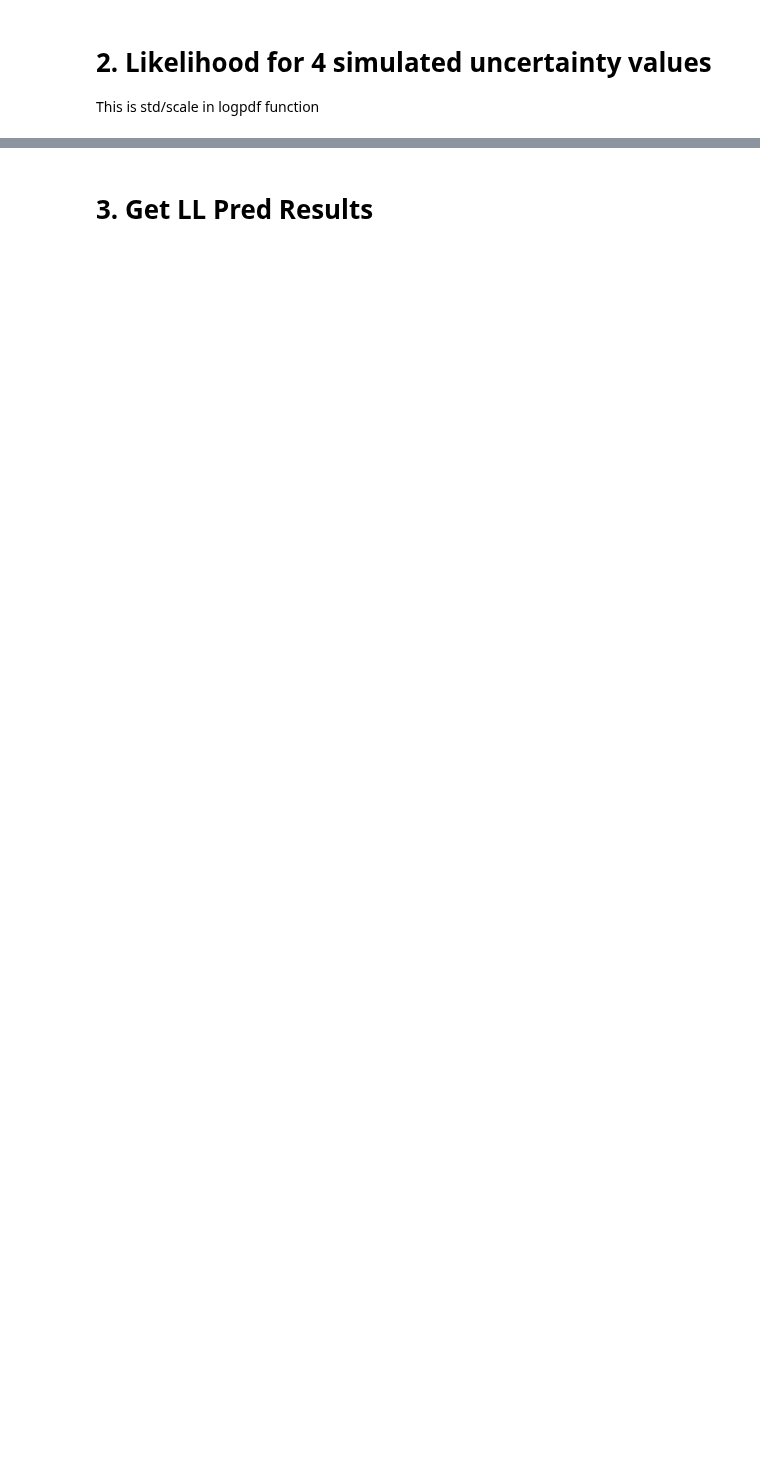
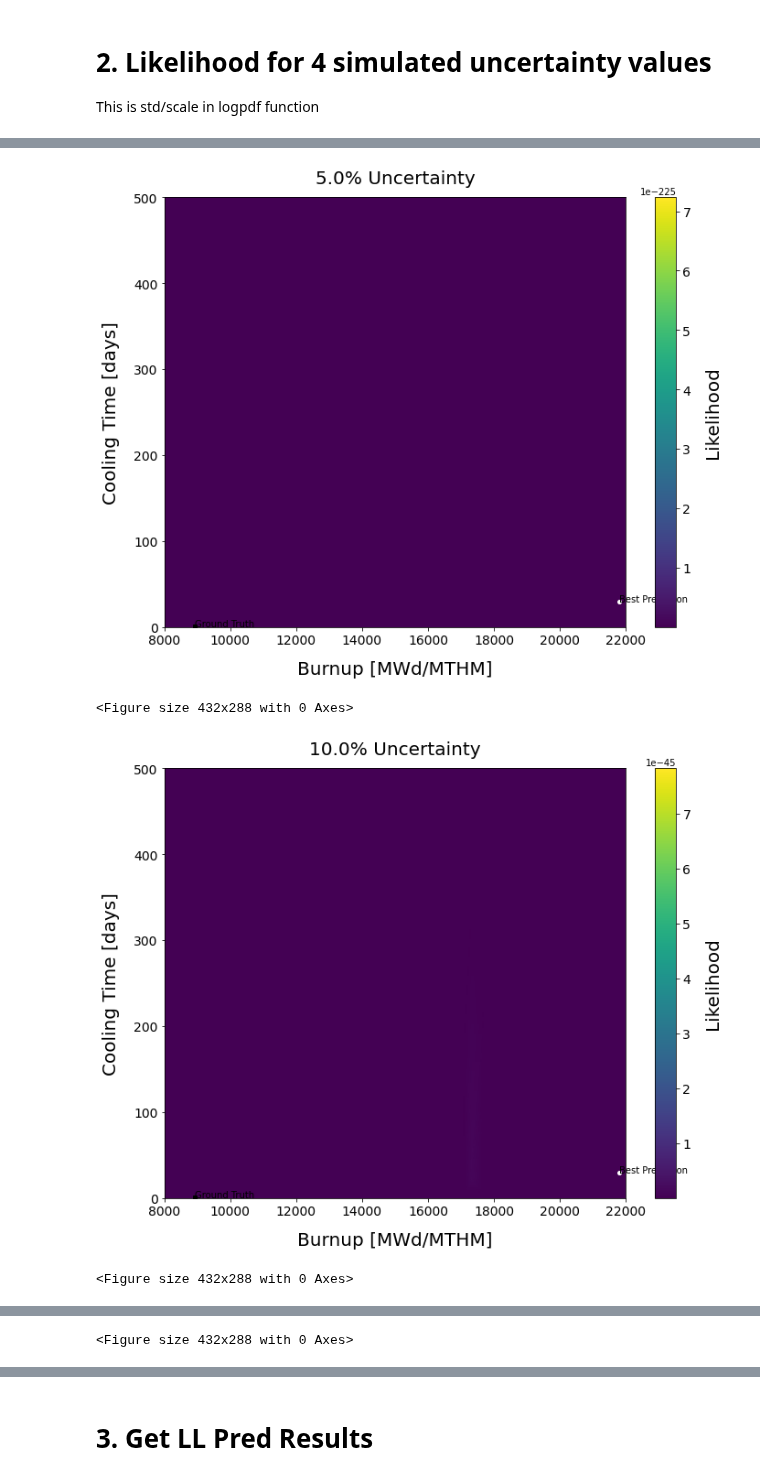
Before and after one commit to opotowsky/like-me-fuel, a Jupyter notebook: jupyter_notebooks/full_likelihood_calcs.ipynb, the cells around one changed output, grey strips where cells are left out. Drawn from its saved outputs; the diff is of its cells as text; code cells hidden in the pictures; blank space fills up the shorter version.

```diff
--- a/jupyter_notebooks/full_likelihood_calcs.ipynb
+++ b/jupyter_notebooks/full_likelihood_calcs.ipynb
@@ -117,10 +104,3 @@ df = pd.read_csv(results + 'sfco_good/' + csv)
 # %% [markdown]
 # 2. Likelihood for 4 simulated uncertainty values
 This is std/scale in logpdf function
-# %%
-l0 = 'Likelihood0.05'
-l1 = 'Likelihood0.1'
-l2 = 'Likelihood0.15'
-l3 = 'Likelihood0.2'
-zname = [l0, l1, l2, l3]
-uncss = ['5% Uncertainty', '10% Uncertainty', '15% Uncertainty', '20% Uncertainty']
@@ -187,0 +117,2 @@ fig.savefig('../plots/llsurf_idx10522_0.20unc.png', bbox_inches='tight', transpa
+# %%
+stat_bad = getstats(ll['bad'])
@@ -187,0 +143,12 @@ fig.savefig('../plots/llsurf_idx10522_0.20unc.png', bbox_inches='tight', transpa
+# %%
+for i, unc in enumerate(uncs):
+    zname = 'LLunc'+str(unc)
+    title = str(unc*100) + '% Uncertainty'
+    vmin = stat_bad['unc' + str(unc)].mean
+    vmax = stat_bad['unc' + str(unc)].minmax[1]
+    plotme('b', ll['bad'][['Burnup', 'CoolingTime', zname]], title, zname, vmin, vmax)
+# %% [output]
+[figure, added]
+<Figure size 432x288 with 0 Axes>
+[figure, added]
+<Figure size 432x288 with 0 Axes>
@@ -187,0 +156 @@ fig.savefig('../plots/llsurf_idx10522_0.20unc.png', bbox_inches='tight', transpa
+<Figure size 432x288 with 0 Axes>
```
Also changed, not shown: parts of 16 cells of this notebook, 1 other file.
